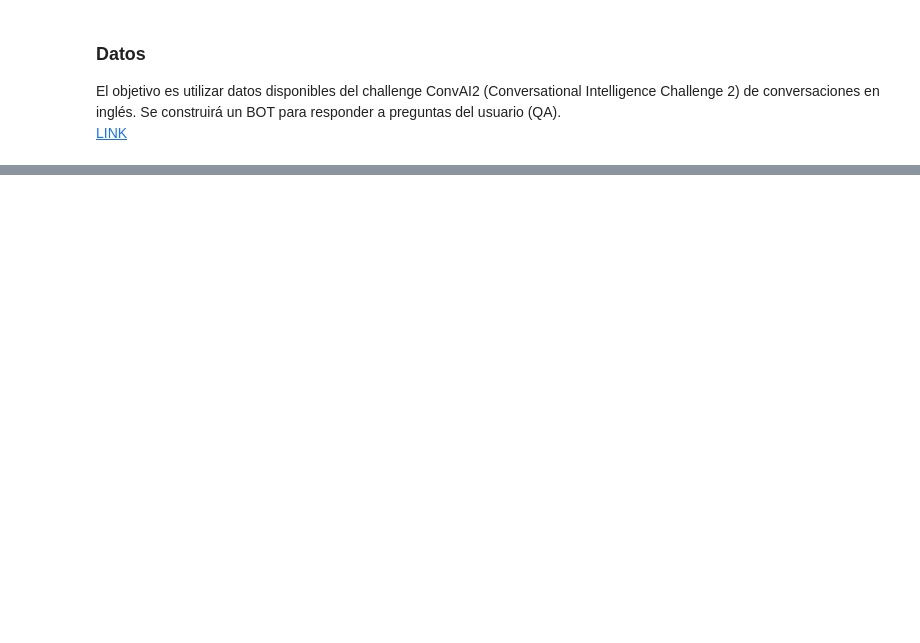
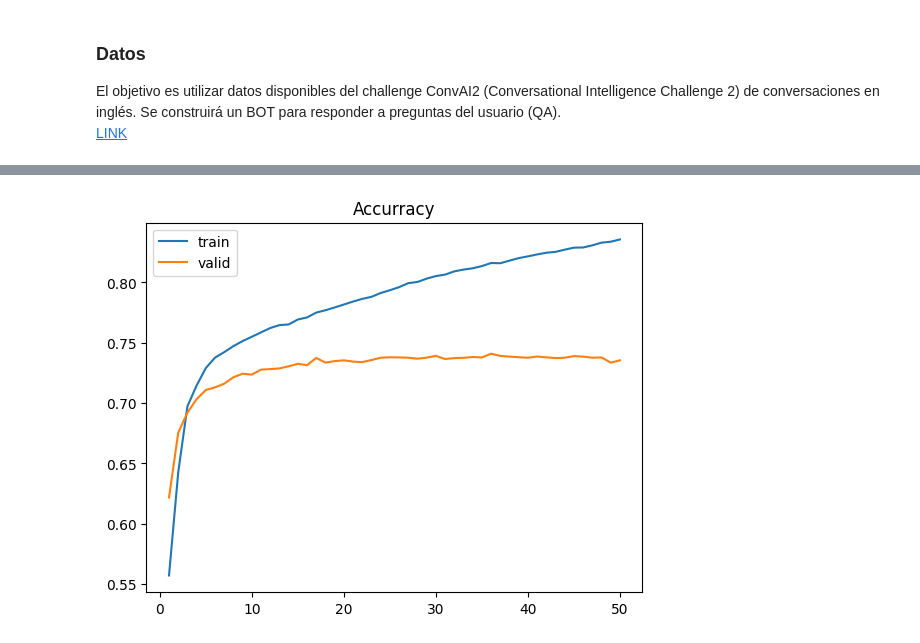
Before and after one commit to comejia/ceia-natural-language-processing-i, a Jupyter notebook: Desafios/Desafio_4.ipynb, the cells around one changed output, grey strips where cells are left out. Cells and saved outputs as stored; diff of their text form; code cells hidden in the pictures; blank space fills up the shorter version.

```diff
--- a/Desafios/Desafio_4.ipynb
+++ b/Desafios/Desafio_4.ipynb
@@ -97,0 +326,5 @@ Experimentar el funcionamiento de su modelo. Recuerde que debe realizar la infer
+# %%
+model_embeddings = GloveEmbeddings()
+
+embed_dim = model_embeddings.N_FEATURES
+print(f"Vocabulario de Glove: {len(model_embeddings.word2idx)} - Tamaño de embeddings: {embed_dim}")
@@ -97,0 +333,20 @@ Experimentar el funcionamiento de su modelo. Recuerde que debe realizar la infer
+# %%
+# Crear la Embedding matrix de las secuencias de entrada
+
+print("preparing embedding matrix...")
+words_not_found = []
+
+embedding_matrix = np.zeros((nb_words, embed_dim))
+for word, i in word2idx_inputs.items():
+    if i >= nb_words:
+        continue
+    embedding_vector = model_embeddings.get_words_embeddings(word)[0]
+    if (embedding_vector is not None) and len(embedding_vector) > 0:
+        embedding_matrix[i] = embedding_vector
+    else:
+        # words not found in embedding index will be all-zeros.
+        words_not_found.append(word)
+
+print("embedding_matrix shape", embedding_matrix.shape)
+print("words_not_found: ", len(words_not_found))
+print("number of null word embeddings:", np.sum(np.sum(embedding_matrix**2, axis=1) == 0))
@@ -97,0 +486,11 @@ Experimentar el funcionamiento de su modelo. Recuerde que debe realizar la infer
+# %%
+epochs = 50
+batch_size = 64
+
+hist = model.fit(
+    [encoder_input_sequences, decoder_input_sequences],
+    decoder_targets,
+    epochs=epochs,
+    validation_split=0.2,
+    batch_size=batch_size,
+)
@@ -97,0 +515,11 @@ Experimentar el funcionamiento de su modelo. Recuerde que debe realizar la infer
+# %%
+import matplotlib.pyplot as plt
+import seaborn as sns
+
+epoch_count = range(1, len(hist.history["accuracy"]) + 1)
+sns.lineplot(x=epoch_count, y=hist.history["accuracy"], label="train")
+sns.lineplot(x=epoch_count, y=hist.history["val_accuracy"], label="valid")
+plt.title("Accurracy")
+plt.show()
+# %% [output]
+[figure, added]
```
Also changed, not shown: parts of 37 cells of this notebook, 2 other files.
